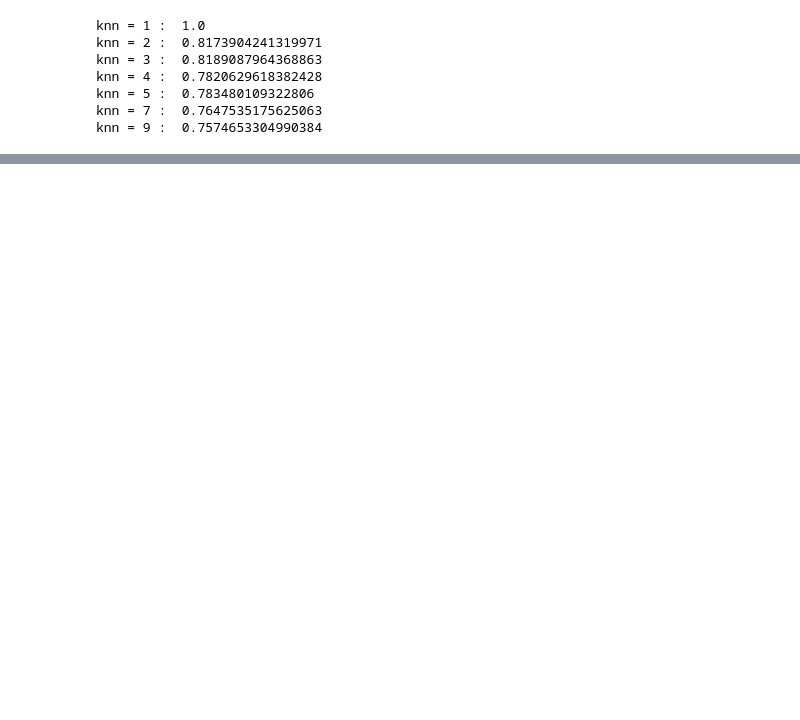
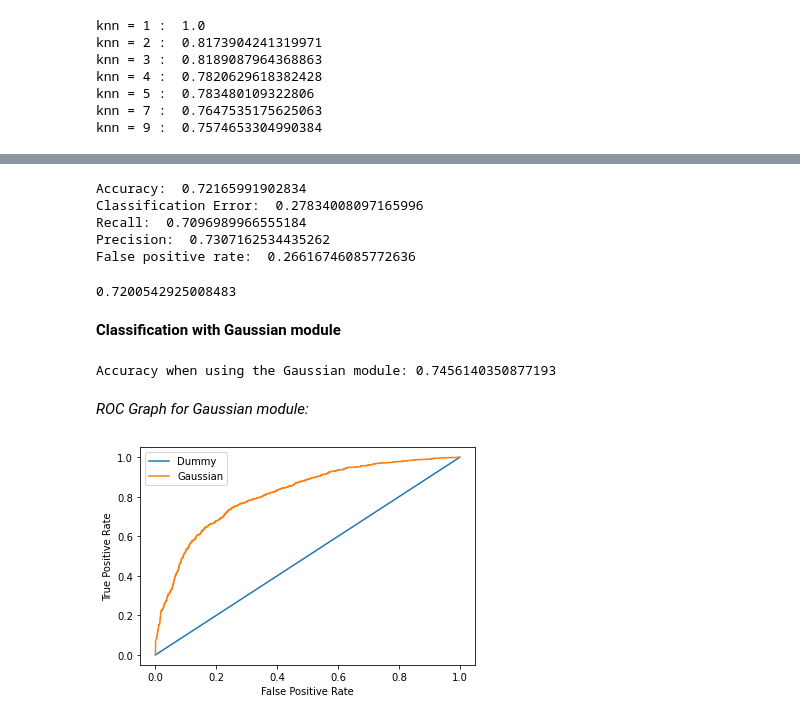
Before and after one commit to YahalomCod/Final-Project, a Jupyter notebook: league-classification.ipynb, the cells around one changed output, grey strips where cells are left out. Saved outputs shown, nothing was run; the diff lists cells and outputs as text; code cells hidden in the pictures; blank space fills up the shorter version.

Commit message:
Added Gaussian module + Roc graph

```diff
--- a/league-classification.ipynb
+++ b/league-classification.ipynb
@@ -139,0 +183,44 @@ because it will give a 78% accuracy with enough neighbours for comparison.
+# %%
+print("Accuracy: ",(TP + TN) / (TP + TN + FP + FN))
+print("Classification Error: ",1-(TP + TN) / (TP + TN + FP + FN))
+print("Recall: ", TP/(TP+FN))
+print("Precision: ", TP/(TP+FP))
+print("False positive rate: ", FP/(TN+FP))
+# %% [output]
+Accuracy:  0.72165991902834
+Classification Error:  0.27834008097165996
+Recall:  0.7096989966555184
+Precision:  0.7307162534435262
+False positive rate:  0.26616746085772636
+# %%
+b = 1
+F = (1+b*b)*TP/((1+b*b)*TP + b*FN + FP)
+print(F)
+# %% [output]
+0.7200542925008483
+# %% [markdown]
+<b>Classification with Gaussian module</b>
+# %%
+from sklearn.naive_bayes import GaussianNB
+X_train, X_test, y_train, y_test = train_test_split(league, y, test_size=0.3, random_state=2)
+gnb = GaussianNB()
+y_pred = gnb.fit(X_train, y_train).predict(X_test)
+print("Accuracy when using the Gaussian module:" ,accuracy_score(y_test, y_pred))
+# %% [output]
+Accuracy when using the Gaussian module: 0.7456140350877193
+# %% [markdown]
+*ROC Graph for Gaussian module:*
+# %%
+import matplotlib.pyplot as plt
+X_train, X_test, y_train, y_test = train_test_split(league, y, test_size=0.3, random_state=2)
+y_pred = gnb.predict_proba(X_test)
+y_pred = y_pred[:, 1] # taking only the positive outcomes
+fpr, tpr, thresholds = metrics.roc_curve(y_test, y_pred)#using a saved function that to calculate the roc curve
+plt.plot([0,1], [0,1], label='Dummy')
+plt.plot(fpr, tpr, marker='', label='Gaussian')
+plt.xlabel('False Positive Rate')
+plt.ylabel('True Positive Rate')
+plt.legend()
+plt.show()
+# %% [output]
+[figure, added]
```
Also changed, not shown: parts of 10 cells of this notebook.
